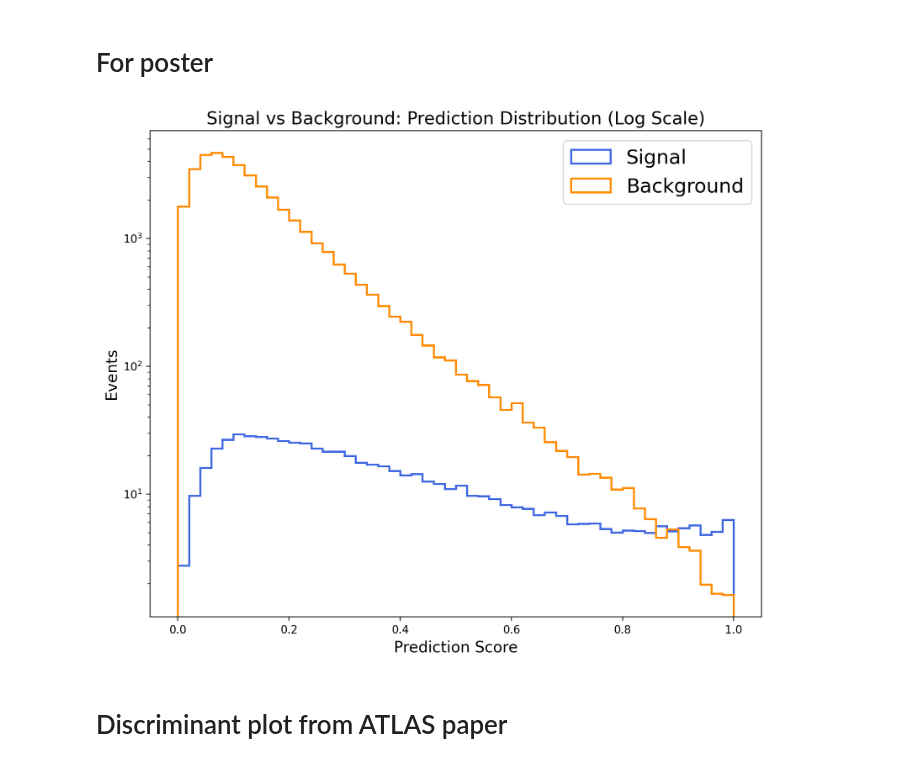
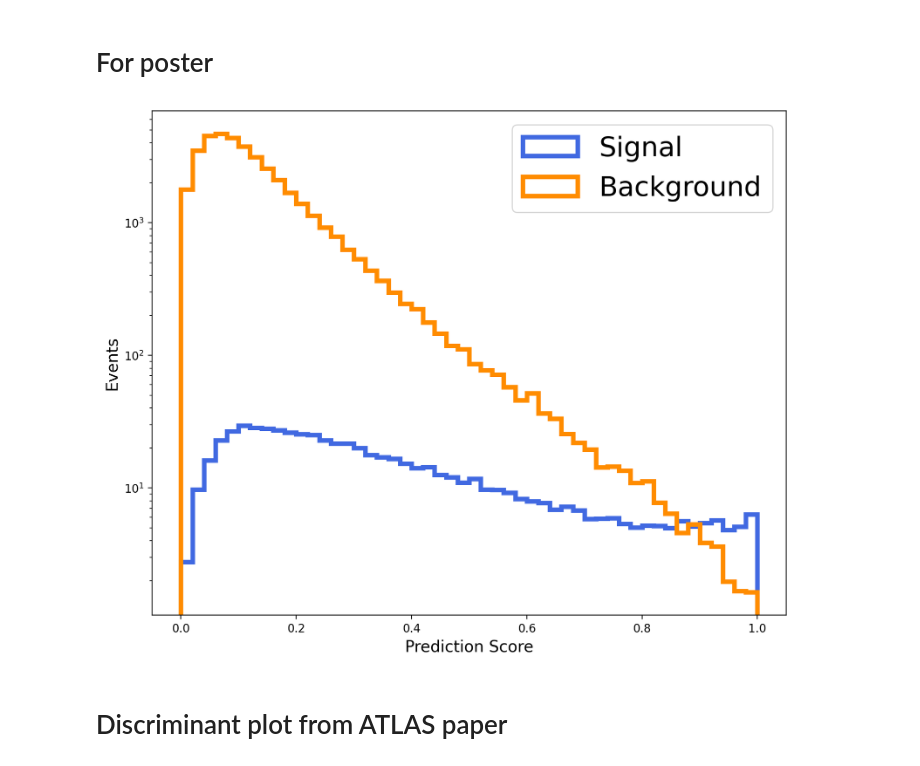
Before and after one commit to inigostibbe/msciproject, a Jupyter notebook: bristol-tth-transformer-msc_project/bristol-tth-transformer-msc_project/notebooks/training_multi.ipynb, the cells around one changed output. Cells and saved outputs as stored; diff of their text form; code cells hidden in the pictures.

```diff
--- a/bristol-tth-transformer-msc_project/bristol-tth-transformer-msc_project/notebooks/training_multi.ipynb
+++ b/bristol-tth-transformer-msc_project/bristol-tth-transformer-msc_project/notebooks/training_multi.ipynb
@@ -788,33 +796,33 @@ plt.show()
 # %%
 import matplotlib.pyplot as plt
 
 # Create high-resolution figure
 fig, ax = plt.subplots(figsize=(10, 8), dpi=200)  # High DPI for better resolution
 
 # Plot Signal
 ax.hist(probs_flat[binary_labels == 1], bins=50, range=(0, 1),
         weights=wn[binary_labels == 1], histtype='step',
-        label='Signal', linewidth=1.8, color='royalblue')
+        label='Signal', linewidth=4, color='royalblue')
 
 # Plot Background
 ax.hist(probs_flat[binary_labels == 0], bins=50, range=(0, 1),
         weights=wn[binary_labels == 0], histtype='step',
-        label='Background', linewidth=1.8, color='darkorange')
+        label='Background', linewidth=4, color='darkorange')
 
 # Improve labels and title
-ax.legend(fontsize=18)
+ax.legend(fontsize=24)
 ax.set_ylabel('Events', fontsize=14)
 ax.set_xlabel('Prediction Score', fontsize=14)
 ax.set_yscale('log')
-ax.set_title('Signal vs Background: Prediction Distribution (Log Scale)', fontsize=16)
+# ax.set_title('Signal vs Background: Prediction Distribution (Log Scale)', fontsize=16)
 
 # Improve grid visibility
 # ax.grid(True, which="both", linestyle="--", alpha=0.6)
 
 # Show the high-resolution plot
 plt.show()
 # %% [output]
-[figure, old version]
+[figure, new version]
 # %% [markdown]
 # Discriminant plot from ATLAS paper
 # %%
```
Also changed, not shown: parts of 3 cells of this notebook, 3 other files.
